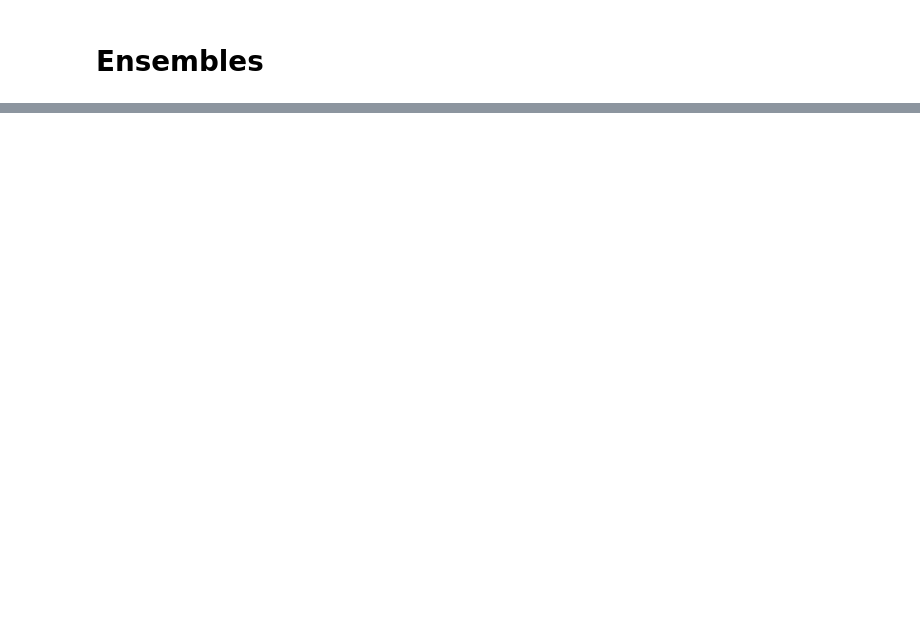
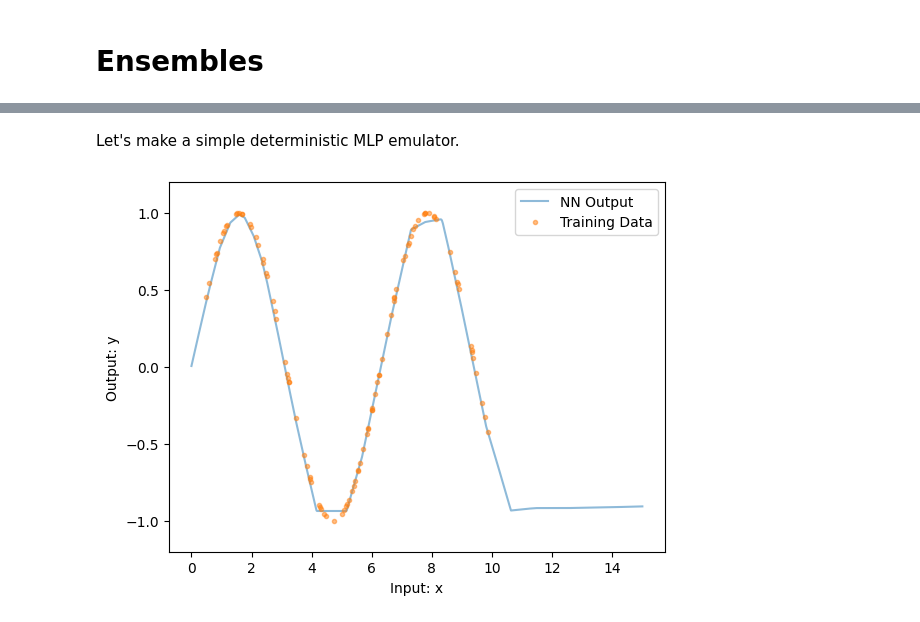
Before and after one commit to alan-turing-institute/autoemulate, a Jupyter notebook: docs/tutorials/08_ensembles.ipynb, the cells around one changed output, grey strips where cells are left out. Drawn from its saved outputs; the diff is of its cells as text; code cells hidden in the pictures; blank space fills up the shorter version.

```diff
--- a/docs/tutorials/08_ensembles.ipynb
+++ b/docs/tutorials/08_ensembles.ipynb
@@ -303,0 +62,16 @@ plt.show()
+# %% [markdown]
+Let's make a simple deterministic MLP emulator.
+# %%
+emulator = MLP(x_train, y_train, layer_dims=[100, 100], lr=1e-2)
+emulator.epochs = 1000
+emulator.fit(x_train, y_train)
+y_test_hat = emulator.predict(x_test)
+plt.plot(x_test.flatten(), y_test_hat.flatten(), alpha=0.5, label='NN Output')
+plt.plot(x_train.flatten(), y_train.flatten(), '.', alpha=0.5, label='Training Data')
+plt.ylim(-1.2, 1.2)
+plt.xlabel('Input: x')
+plt.ylabel('Output: y')
+plt.legend()
+plt.show()
+# %% [output]
+[figure, added]
```
Also changed, not shown: parts of 37 cells of this notebook, 4 other files.
